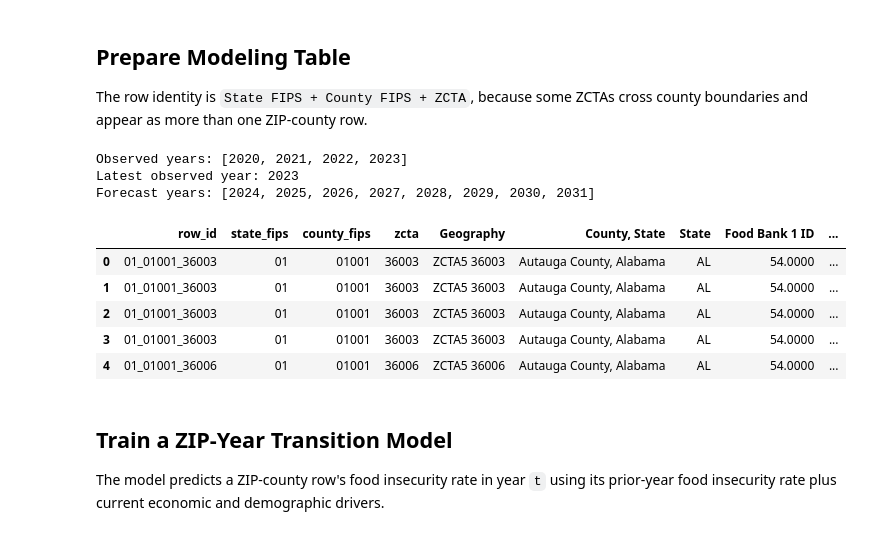
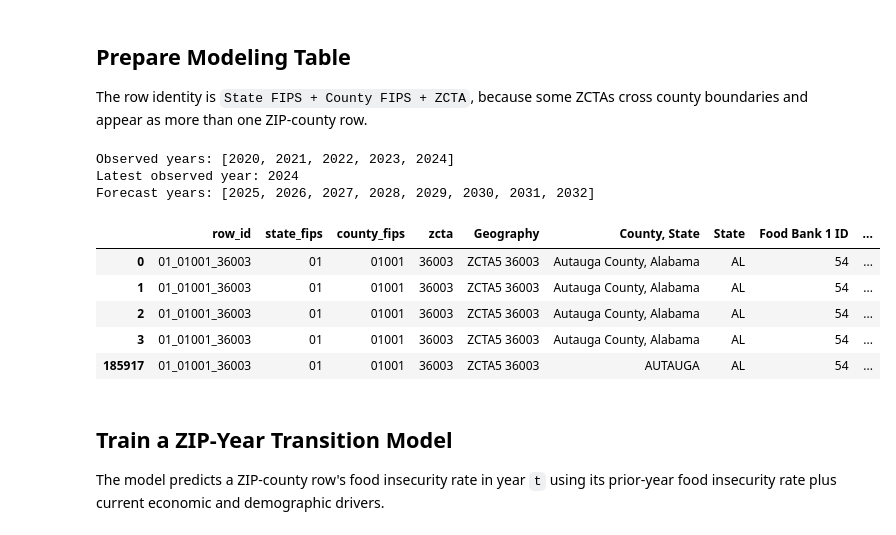
Before and after one commit to ltk1877/ftb-pro-bono, a Jupyter notebook: notebooks/1.2-lk-zipcode-food-insecurity-forecast-mmg-panel.ipynb, the cells around one changed output. Cells and saved outputs as stored; diff of their text form; code cells hidden in the pictures.

```diff
--- a/notebooks/1.2-lk-zipcode-food-insecurity-forecast-mmg-panel.ipynb
+++ b/notebooks/1.2-lk-zipcode-food-insecurity-forecast-mmg-panel.ipynb
@@ -36,16 +32,18 @@ EXTERNAL_DIR = PROJECT_ROOT / "data" / "external"
 PROCESSED_DIR = PROJECT_ROOT / "data" / "processed"
 PROCESSED_DIR.mkdir(parents=True, exist_ok=True)
 
-# Main source workbook and sheet added to data/external.
-MMG_WORKBOOK_PATH = EXTERNAL_DIR / "MMG_2025.xlsx"
+# Historical MMG ZCTA data plus the newly added 2024 release.
+MMG_HISTORY_PATH = EXTERNAL_DIR / "MMG_2025_2019-2023 (1).xlsx"
+MMG_2024_PATH = EXTERNAL_DIR / "MMG_2026_2024-data.xlsx"
+MMG_WORKBOOK_PATHS = [MMG_HISTORY_PATH, MMG_2024_PATH]
 ZCTA_SHEET = "ZCTA"
 
 # Default: forecast Feeding Tampa Bay rows. Set to None to forecast all latest-year ZCTA rows.
 TARGET_FOOD_BANK = "Feeding Tampa Bay"
 
-# Forecast 2024-2031 because 2023 is the latest observed year in the workbook.
+# Forecast eight years after the latest observed year. With the 2024 release loaded, this is 2025-2032.
 FORECAST_HORIZON_YEARS = 8
-OUTPUT_PATH = PROCESSED_DIR / "zipcode_food_insecurity_forecast_mmg_panel_2024_2031.csv"
+OUTPUT_PATH = PROCESSED_DIR / "zipcode_food_insecurity_forecast_mmg_panel_2025_2032.csv"
 
-MMG_WORKBOOK_PATH, OUTPUT_PATH
+MMG_WORKBOOK_PATHS, OUTPUT_PATH
 # %% [output]
@@ -162,11 +179,11 @@ def add_linear_feature_forecasts(history: pd.DataFrame, baseline: pd.DataFrame,
 # %% [markdown]
 ## Load the MMG ZCTA Panel
 # %%
-# Load the national ZCTA panel from the MMG workbook.
-zcta_raw = read_excel_sheet_openpyxl(MMG_WORKBOOK_PATH, ZCTA_SHEET)
-print(f"Raw ZCTA rows: {len(zcta_raw):,}")
+# Load the national ZCTA panel from the historical MMG workbook and the new 2024 release.
+zcta_raw = read_combined_sheet(MMG_WORKBOOK_PATHS, ZCTA_SHEET)
+print(f"Raw combined ZCTA rows: {len(zcta_raw):,}")
 
 # Display a quick sample and a few year/state/food-bank combinations for sanity checking.
 display(zcta_raw.head())
-display(zcta_raw[["Year", "State", "Food Bank 1"]].drop_duplicates().head())
+display(zcta_raw[["source_workbook", "Year", "State", "Food Bank 1"]].drop_duplicates().head())
 # %% [output]
@@ -191,11 +208,12 @@ The row identity is `State FIPS + County FIPS + ZCTA`, because some ZCTAs cross
 # Work on a copy so the raw import remains untouched.
 zcta = zcta_raw.copy()
 
-# Normalize identifiers. ZCTAs can cross county boundaries, so row_id keeps county and ZIP together.
+# Normalize identifiers. The 2024 ZCTA sheet does not include State FIPS, so derive it from County FIPS.
 zcta["year"] = pd.to_numeric(zcta["Year"], errors="coerce").astype("Int64")
-zcta["state_fips"] = zcta["State FIPS"].astype(str).str.zfill(2)
-zcta["county_fips"] = zcta["County FIPS"].astype(str).str.zfill(5)
-zcta["zcta"] = zcta["ZCTA"].astype(str).str.zfill(5)
+zcta["county_fips"] = parse_fips(zcta["County FIPS"], 5)
+zcta["state_fips"] = parse_fips(zcta["State FIPS"], 2) if "State FIPS" in zcta.columns else np.nan
+zcta["state_fips"] = zcta["state_fips"].fillna(zcta["county_fips"].str[:2])
+zcta["zcta"] = parse_fips(zcta["ZCTA"], 5)
 zcta["row_id"] = zcta["state_fips"] + "_" + zcta["county_fips"] + "_" + zcta["zcta"]
 
 # Parse target, count, population, and driver columns into numeric modeling fields.
@@ -209,43 +227,44 @@ zcta["percent_hispanic"] = parse_rate(zcta["Percent Hispanic (any race) (5 Year
 zcta["median_income"] = parse_number(zcta["Median Income (5 Yr ACS)"])
 zcta["log_median_income"] = np.log(zcta["median_income"].replace(0, np.nan))
 zcta["homeownership_rate"] = parse_rate(zcta["Homeownership Rate (5 Yr ACS)"])
 zcta["disability_rate"] = parse_rate(zcta["Disability Rate (5 Yr ACS)"])
 
 # Keep only fields needed for modeling and reporting.
 model_cols = [
     "row_id", "state_fips", "county_fips", "zcta", "Geography", "County, State", "State",
     "Food Bank 1 ID", "Food Bank 1", "Food Bank 2 ID", "Food Bank 2", "year", "population",
     "food_insecurity_rate", "food_insecure_persons", "unemployment_rate", "poverty_rate",
     "percent_black", "percent_hispanic", "median_income", "log_median_income",
-    "homeownership_rate", "disability_rate"
+    "homeownership_rate", "disability_rate", "source_workbook"
 ]
 panel = zcta[model_cols].dropna(subset=["year", "row_id"]).copy()
 panel["year"] = panel["year"].astype(int)
 panel = panel.sort_values(["row_id", "year"])
 
-# Fill driver gaps with state medians first, then national medians as a final fallback.
+# Fill driver gaps with state-year medians first, then state medians, then national medians as a final fallback.
 numeric_features = ["unemployment_rate", "poverty_rate", "percent_black", "percent_hispanic", "log_median_income", "homeownership_rate", "disability_rate"]
 for col in numeric_features:
+    panel[col] = panel.groupby(["State", "year"])[col].transform(lambda s: s.fillna(s.median()))
     panel[col] = panel.groupby("State")[col].transform(lambda s: s.fillna(s.median()))
     panel[col] = panel[col].fillna(panel[col].median())
 
 # Derive forecast years dynamically from the latest observed year and configured horizon.
 latest_year = int(panel["year"].max())
 forecast_years = list(range(latest_year + 1, latest_year + 1 + FORECAST_HORIZON_YEARS))
 print(f"Observed years: {sorted(panel['year'].dropna().unique().tolist())}")
 print(f"Latest observed year: {latest_year}")
 print(f"Forecast years: {forecast_years}")
 display(panel.head())
 # %% [output]
-Observed years: [2020, 2021, 2022, 2023]
-Latest observed year: 2023
-Forecast years: [2024, 2025, 2026, 2027, 2028, 2029, 2030, 2031]
+Observed years: [2020, 2021, 2022, 2023, 2024]
+Latest observed year: 2024
+Forecast years: [2025, 2026, 2027, 2028, 2029, 2030, 2031, 2032]
 |  | row_id | state_fips | county_fips | zcta | Geography | County, State | State | Food Bank 1 ID | ... |
-| 0 | 01_01001_36003 | 01 | 01001 | 36003 | ZCTA5 36003 | Autauga County, Alabama | AL | 54.0000 | ... |
-| 1 | 01_01001_36003 | 01 | 01001 | 36003 | ZCTA5 36003 | Autauga County, Alabama | AL | 54.0000 | ... |
-| 2 | 01_01001_36003 | 01 | 01001 | 36003 | ZCTA5 36003 | Autauga County, Alabama | AL | 54.0000 | ... |
-| 3 | 01_01001_36003 | 01 | 01001 | 36003 | ZCTA5 36003 | Autauga County, Alabama | AL | 54.0000 | ... |
-| 4 | 01_01001_36006 | 01 | 01001 | 36006 | ZCTA5 36006 | Autauga County, Alabama | AL | 54.0000 | ... |
+| 0 | 01_01001_36003 | 01 | 01001 | 36003 | ZCTA5 36003 | Autauga County, Alabama | AL | 54 | ... |
+| 1 | 01_01001_36003 | 01 | 01001 | 36003 | ZCTA5 36003 | Autauga County, Alabama | AL | 54 | ... |
+| 2 | 01_01001_36003 | 01 | 01001 | 36003 | ZCTA5 36003 | Autauga County, Alabama | AL | 54 | ... |
+| 3 | 01_01001_36003 | 01 | 01001 | 36003 | ZCTA5 36003 | Autauga County, Alabama | AL | 54 | ... |
+| 185917 | 01_01001_36003 | 01 | 01001 | 36003 | ZCTA5 36003 | AUTAUGA | AL | 54 | ... |
 # %% [markdown]
 ## Train a ZIP-Year Transition Model
 
```
Also changed, not shown: parts of 15 cells of this notebook, 1 other file.
